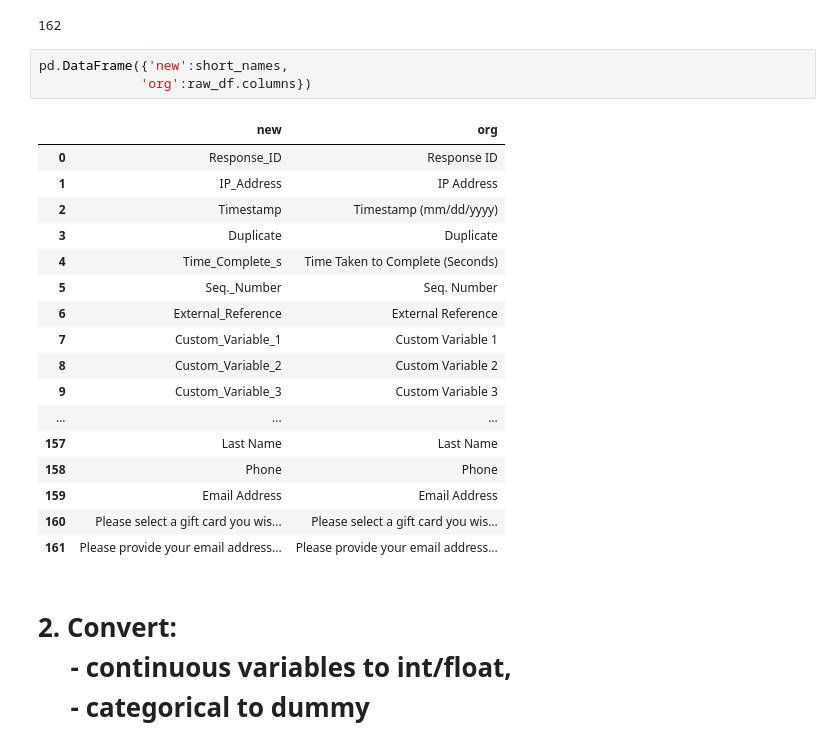
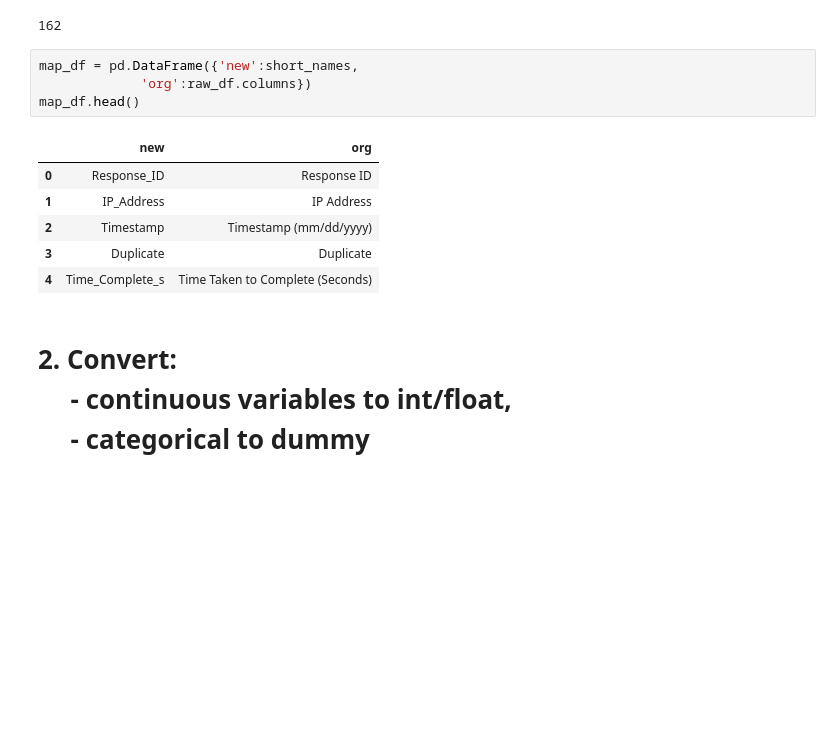
Before and after one commit to liouviaglou/JavaSE_202007, a Jupyter notebook: scripts/data_prep.ipynb, the cells around one changed output. Drawn from its saved outputs; the diff is of its cells as text; blank space fills up the shorter version.

```diff
--- a/scripts/data_prep.ipynb
+++ b/scripts/data_prep.ipynb
@@ -238,26 +238,16 @@ len(raw_df.columns)
 # %% [output]
 162
 # %%
-pd.DataFrame({'new':short_names,
+map_df = pd.DataFrame({'new':short_names,
              'org':raw_df.columns})
+map_df.head()
 # %% [output]
 |  | new | org |
 | 0 | Response_ID | Response ID |
 | 1 | IP_Address | IP Address |
 | 2 | Timestamp | Timestamp (mm/dd/yyyy) |
 | 3 | Duplicate | Duplicate |
 | 4 | Time_Complete_s | Time Taken to Complete (Seconds) |
-| 5 | Seq._Number | Seq. Number |
-| 6 | External_Reference | External Reference |
-| 7 | Custom_Variable_1 | Custom Variable 1 |
-| 8 | Custom_Variable_2 | Custom Variable 2 |
-| 9 | Custom_Variable_3 | Custom Variable 3 |
-| ... | ... | ... |
-| 157 | Last Name | Last Name |
-| 158 | Phone | Phone |
-| 159 | Email Address | Email Address |
-| 160 | Please select a gift card you wis... | Please select a gift card you wis... |
-| 161 | Please provide your email address... | Please provide your email address... |
 # %% [markdown]
 # 2. Convert: <br> &emsp; - continuous variables to int/float, <br> &emsp; - categorical to dummy
 # %%
```
Also changed, not shown: parts of 8 cells of this notebook, 3 other files.
